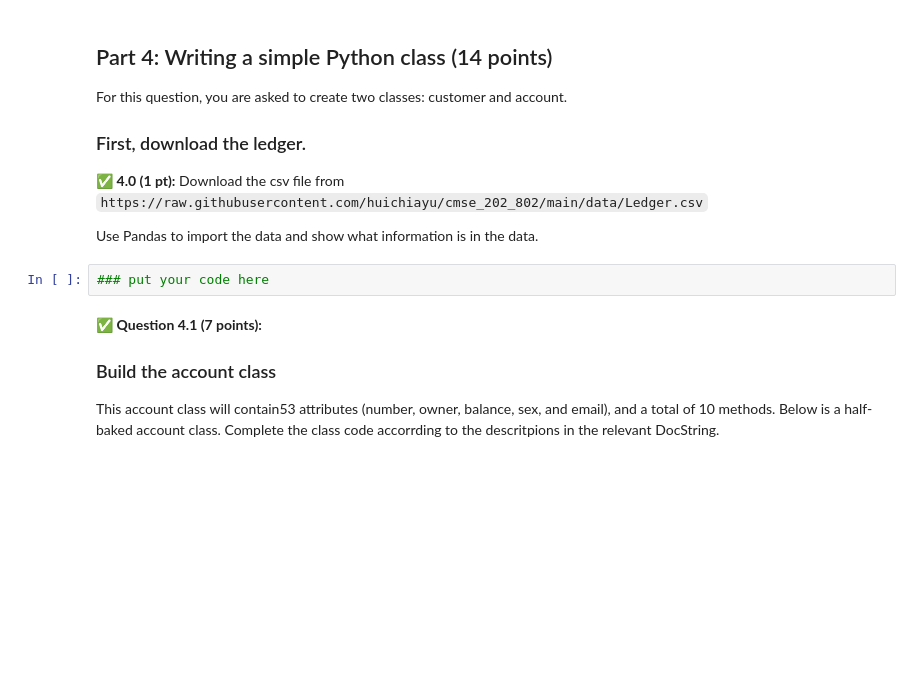
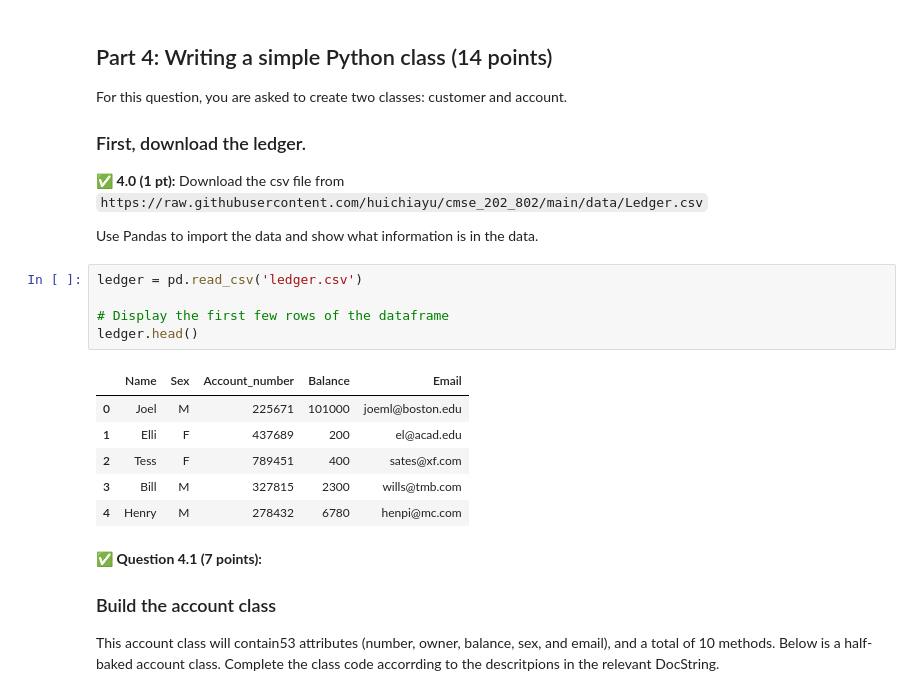
Before and after one commit to KlutzyFella/CMSE202-f25-turnin, a Jupyter notebook: midterm/CMSE202-Midterm-Section003-STUDENT (1).ipynb, the cells around one changed output. Cells and saved outputs as stored; diff of their text form; blank space fills up the shorter version.

```diff
--- a/midterm/CMSE202-Midterm-Section003-STUDENT (1).ipynb
+++ b/midterm/CMSE202-Midterm-Section003-STUDENT (1).ipynb
@@ -250,7 +250,17 @@ For this question, you are asked to create two classes: customer and account.
 
 Use Pandas to import the data and show what information is in the data.
 # %%
-### put your code here
+ledger = pd.read_csv('ledger.csv')
+
+# Display the first few rows of the dataframe
+ledger.head()
+# %% [output]
+|  | Name | Sex | Account_number | Balance | Email |
+| 0 | Joel | M | 225671 | 101000 | joeml@boston.edu |
+| 1 | Elli | F | 437689 | 200 | el@acad.edu |
+| 2 | Tess | F | 789451 | 400 | sates@xf.com |
+| 3 | Bill | M | 327815 | 2300 | wills@tmb.com |
+| 4 | Henry | M | 278432 | 6780 | henpi@mc.com |
 # %% [markdown]
 &#9989; **Question 4.1 (7 points):**
 
```
Also changed, not shown: parts of 9 cells of this notebook, 2 other files.
